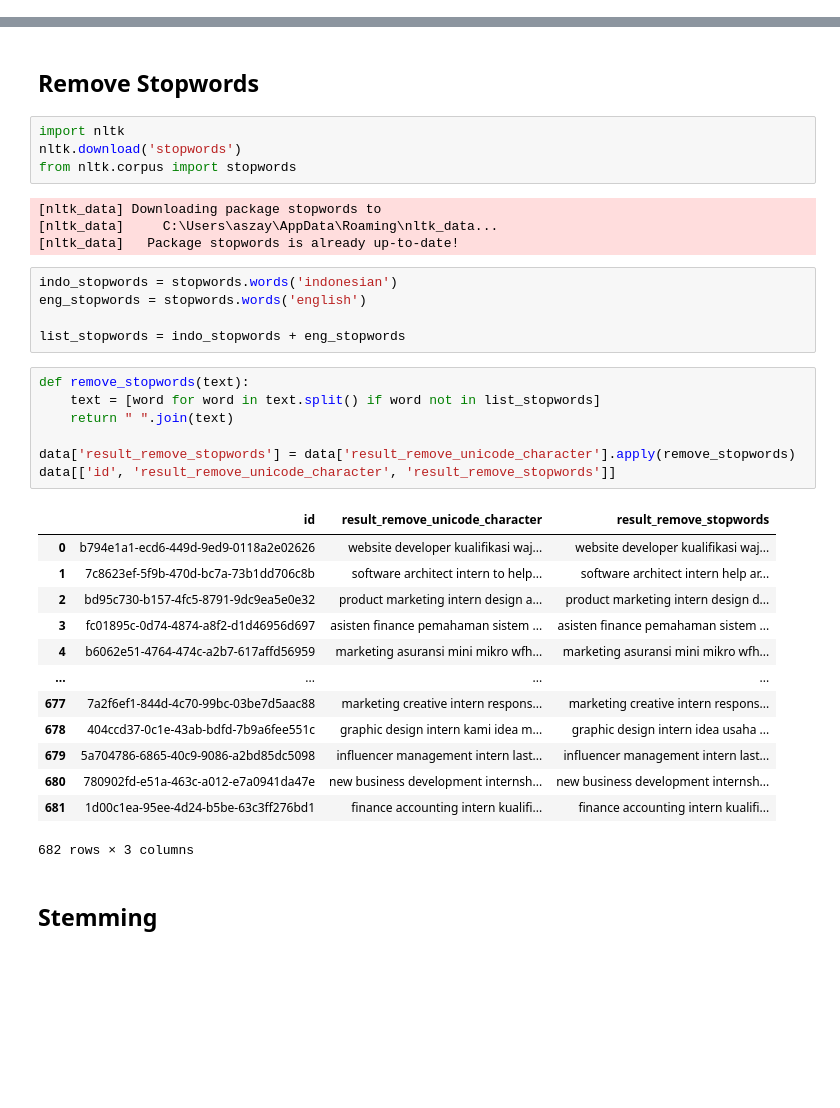
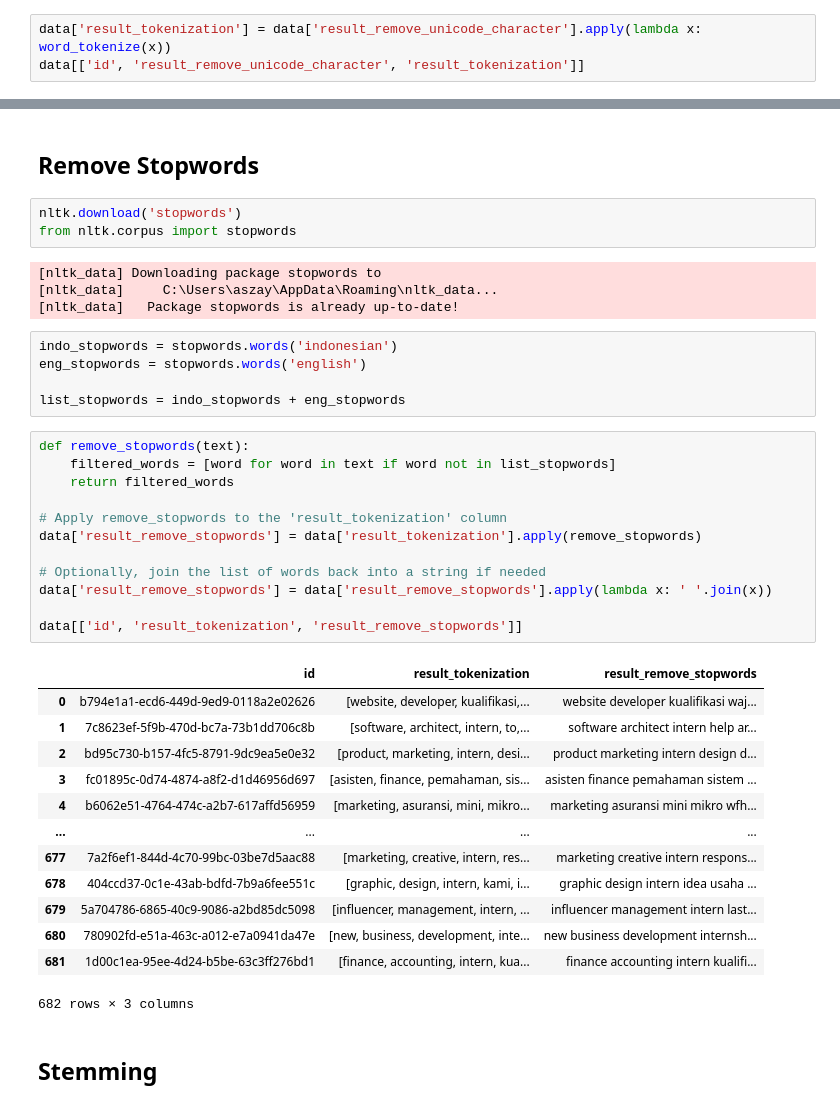
Before and after one commit to Aszaychik/optimasi-search-magang-merdeka, a Jupyter notebook: data_cleaning.ipynb, the cells around one changed output, grey strips where cells are left out. Cells and saved outputs as stored; diff of their text form; blank space fills up the shorter version.

```diff
--- a/data_cleaning.ipynb
+++ b/data_cleaning.ipynb
@@ -135,0 +146,3 @@ data[['id', 'result_remove_html_tags', 'result_remove_unicode_character']]
+# %%
+data['result_tokenization'] = data['result_remove_unicode_character'].apply(lambda x: word_tokenize(x))
+data[['id', 'result_remove_unicode_character', 'result_tokenization']]
@@ -136,7 +163,6 @@ data[['id', 'result_remove_html_tags', 'result_remove_unicode_character']]
 # %% [markdown]
 ## **Remove Stopwords**
 # %%
-import nltk
 nltk.download('stopwords')
 from nltk.corpus import stopwords
 # %% [output]
@@ -150,24 +176,29 @@ eng_stopwords = stopwords.words('english')
 list_stopwords = indo_stopwords + eng_stopwords
 # %%
 def remove_stopwords(text):
-    text = [word for word in text.split() if word not in list_stopwords]
-    return " ".join(text)
+    filtered_words = [word for word in text if word not in list_stopwords]
+    return filtered_words
 
-data['result_remove_stopwords'] = data['result_remove_unicode_character'].apply(remove_stopwords)
-data[['id', 'result_remove_unicode_character', 'result_remove_stopwords']]
+# Apply remove_stopwords to the 'result_tokenization' column
+data['result_remove_stopwords'] = data['result_tokenization'].apply(remove_stopwords)
+
+# Optionally, join the list of words back into a string if needed
+data['result_remove_stopwords'] = data['result_remove_stopwords'].apply(lambda x: ' '.join(x))
+
+data[['id', 'result_tokenization', 'result_remove_stopwords']]
 # %% [output]
-|  | id | result_remove_unicode_character | result_remove_stopwords |
-| 0 | b794e1a1-ecd6-449d-9ed9-0118a2e02626 | website developer kualifikasi waj... | website developer kualifikasi waj... |
-| 1 | 7c8623ef-5f9b-470d-bc7a-73b1dd706c8b | software architect intern to help... | software architect intern help ar... |
-| 2 | bd95c730-b157-4fc5-8791-9dc9ea5e0e32 | product marketing intern design a... | product marketing intern design d... |
-| 3 | fc01895c-0d74-4874-a8f2-d1d46956d697 | asisten finance pemahaman sistem ... | asisten finance pemahaman sistem ... |
-| 4 | b6062e51-4764-474c-a2b7-617affd56959 | marketing asuransi mini mikro wfh... | marketing asuransi mini mikro wfh... |
+|  | id | result_tokenization | result_remove_stopwords |
+| 0 | b794e1a1-ecd6-449d-9ed9-0118a2e02626 | [website, developer, kualifikasi,... | website developer kualifikasi waj... |
+| 1 | 7c8623ef-5f9b-470d-bc7a-73b1dd706c8b | [software, architect, intern, to,... | software architect intern help ar... |
+| 2 | bd95c730-b157-4fc5-8791-9dc9ea5e0e32 | [product, marketing, intern, desi... | product marketing intern design d... |
+| 3 | fc01895c-0d74-4874-a8f2-d1d46956d697 | [asisten, finance, pemahaman, sis... | asisten finance pemahaman sistem ... |
+| 4 | b6062e51-4764-474c-a2b7-617affd56959 | [marketing, asuransi, mini, mikro... | marketing asuransi mini mikro wfh... |
 | ... | ... | ... | ... |
-| 677 | 7a2f6ef1-844d-4c70-99bc-03be7d5aac88 | marketing creative intern respons... | marketing creative intern respons... |
-| 678 | 404ccd37-0c1e-43ab-bdfd-7b9a6fee551c | graphic design intern kami idea m... | graphic design intern idea usaha ... |
-| 679 | 5a704786-6865-40c9-9086-a2bd85dc5098 | influencer management intern last... | influencer management intern last... |
-| 680 | 780902fd-e51a-463c-a012-e7a0941da47e | new business development internsh... | new business development internsh... |
-| 681 | 1d00c1ea-95ee-4d24-b5be-63c3ff276bd1 | finance accounting intern kualifi... | finance accounting intern kualifi... |
+| 677 | 7a2f6ef1-844d-4c70-99bc-03be7d5aac88 | [marketing, creative, intern, res... | marketing creative intern respons... |
+| 678 | 404ccd37-0c1e-43ab-bdfd-7b9a6fee551c | [graphic, design, intern, kami, i... | graphic design intern idea usaha ... |
+| 679 | 5a704786-6865-40c9-9086-a2bd85dc5098 | [influencer, management, intern, ... | influencer management intern last... |
+| 680 | 780902fd-e51a-463c-a012-e7a0941da47e | [new, business, development, inte... | new business development internsh... |
+| 681 | 1d00c1ea-95ee-4d24-b5be-63c3ff276bd1 | [finance, accounting, intern, kua... | finance accounting intern kualifi... |
 682 rows × 3 columns
 # %% [markdown]
 ## **Stemming**
```
Also changed, not shown: parts of 5 cells of this notebook.
